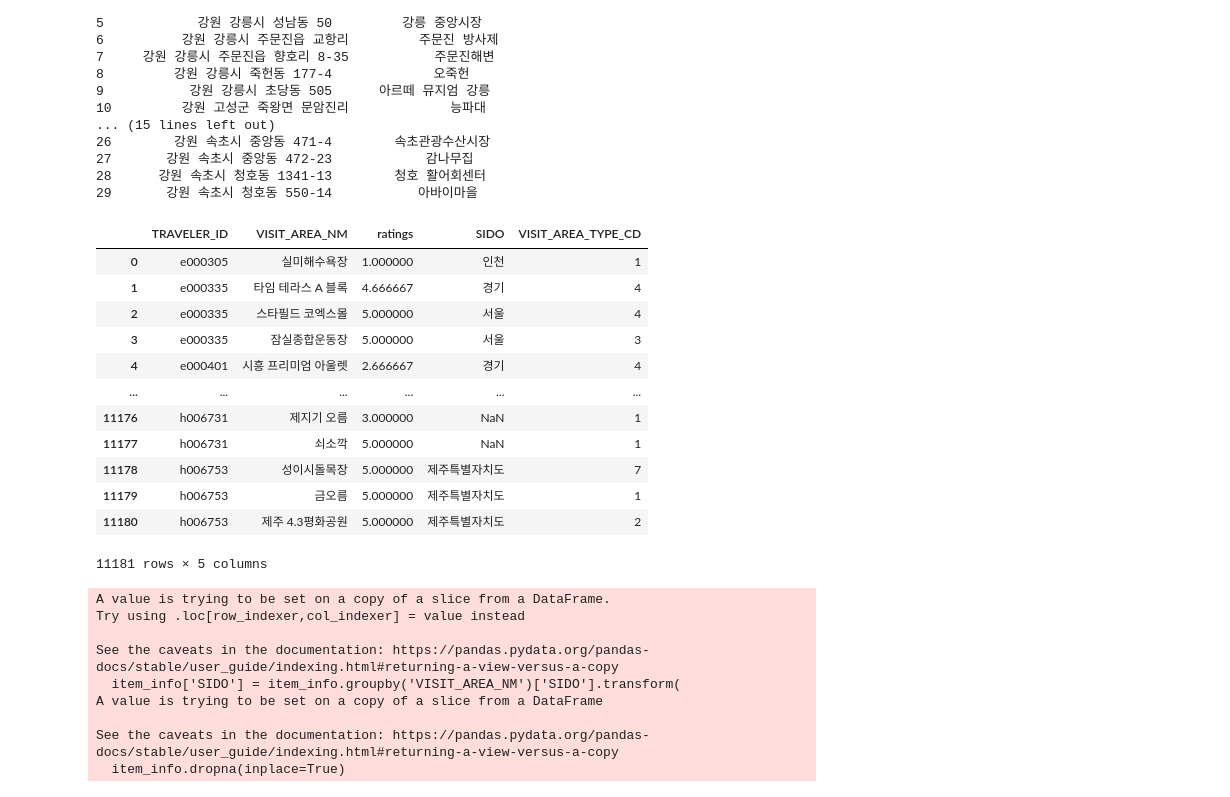
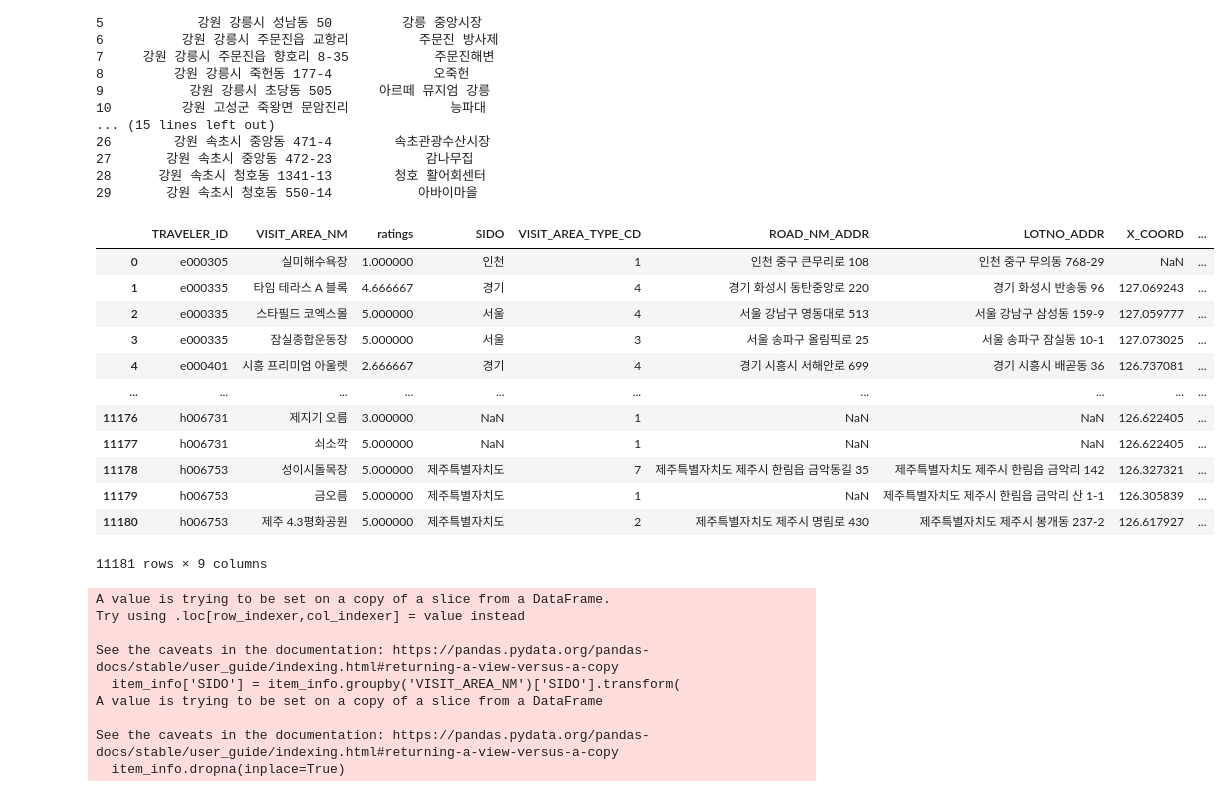
Before and after one commit to ae-tin/JejuDoldam, a Jupyter notebook: AI/place_recommend/preprocessing.ipynb, the cells around one changed output. Cells and saved outputs as stored; diff of their text form; code cells hidden in the pictures.

```diff
--- a/AI/place_recommend/preprocessing.ipynb
+++ b/AI/place_recommend/preprocessing.ipynb
@@ -194,21 +194,21 @@ dfh.drop(columns=['VISIT_AREA_NM_most_frequent'], inplace=True)
 # %%
 
 
-dfh[['TRAVELER_ID', 'VISIT_AREA_NM','ratings','SIDO', 'VISIT_AREA_TYPE_CD']]
+dfh[['TRAVELER_ID', 'VISIT_AREA_NM','ratings','SIDO', 'VISIT_AREA_TYPE_CD','ROAD_NM_ADDR','LOTNO_ADDR','X_COORD','Y_COORD']]
 # %% [output]
-|  | TRAVELER_ID | VISIT_AREA_NM | ratings | SIDO | VISIT_AREA_TYPE_CD |
-| 0 | e000305 | 실미해수욕장 | 1.000000 | 인천 | 1 |
-| 1 | e000335 | 타임 테라스 A 블록 | 4.666667 | 경기 | 4 |
-| 2 | e000335 | 스타필드 코엑스몰 | 5.000000 | 서울 | 4 |
-| 3 | e000335 | 잠실종합운동장 | 5.000000 | 서울 | 3 |
-| 4 | e000401 | 시흥 프리미엄 아울렛 | 2.666667 | 경기 | 4 |
-| ... | ... | ... | ... | ... | ... |
-| 11176 | h006731 | 제지기 오름 | 3.000000 | NaN | 1 |
-| 11177 | h006731 | 쇠소깍 | 5.000000 | NaN | 1 |
-| 11178 | h006753 | 성이시돌목장 | 5.000000 | 제주특별자치도 | 7 |
-| 11179 | h006753 | 금오름 | 5.000000 | 제주특별자치도 | 1 |
-| 11180 | h006753 | 제주 4.3평화공원 | 5.000000 | 제주특별자치도 | 2 |
+|  | TRAVELER_ID | VISIT_AREA_NM | ratings | SIDO | VISIT_AREA_TYPE_CD | ROAD_NM_ADDR | LOTNO_ADDR | X_COORD | ... |
+| 0 | e000305 | 실미해수욕장 | 1.000000 | 인천 | 1 | 인천 중구 큰무리로 108 | 인천 중구 무의동 768-29 | NaN | ... |
+| 1 | e000335 | 타임 테라스 A 블록 | 4.666667 | 경기 | 4 | 경기 화성시 동탄중앙로 220 | 경기 화성시 반송동 96 | 127.069243 | ... |
+| 2 | e000335 | 스타필드 코엑스몰 | 5.000000 | 서울 | 4 | 서울 강남구 영동대로 513 | 서울 강남구 삼성동 159-9 | 127.059777 | ... |
+| 3 | e000335 | 잠실종합운동장 | 5.000000 | 서울 | 3 | 서울 송파구 올림픽로 25 | 서울 송파구 잠실동 10-1 | 127.073025 | ... |
+| 4 | e000401 | 시흥 프리미엄 아울렛 | 2.666667 | 경기 | 4 | 경기 시흥시 서해안로 699 | 경기 시흥시 배곧동 36 | 126.737081 | ... |
+| ... | ... | ... | ... | ... | ... | ... | ... | ... | ... |
+| 11176 | h006731 | 제지기 오름 | 3.000000 | NaN | 1 | NaN | NaN | 126.622405 | ... |
+| 11177 | h006731 | 쇠소깍 | 5.000000 | NaN | 1 | NaN | NaN | 126.622405 | ... |
+| 11178 | h006753 | 성이시돌목장 | 5.000000 | 제주특별자치도 | 7 | 제주특별자치도 제주시 한림읍 금악동길 35 | 제주특별자치도 제주시 한림읍 금악리 142 | 126.327321 | ... |
+| 11179 | h006753 | 금오름 | 5.000000 | 제주특별자치도 | 1 | NaN | 제주특별자치도 제주시 한림읍 금악리 산 1-1 | 126.305839 | ... |
+| 11180 | h006753 | 제주 4.3평화공원 | 5.000000 | 제주특별자치도 | 2 | 제주특별자치도 제주시 명림로 430 | 제주특별자치도 제주시 봉개동 237-2 | 126.617927 | ... |
-11181 rows × 5 columns
+11181 rows × 9 columns
 # %%
 # ---------------------------------------------------------
 # 시도가 빈 곳은 같은 장소에 채워진 시도로 메움
```
Also changed, not shown: parts of 9 cells of this notebook, 1 other file.
